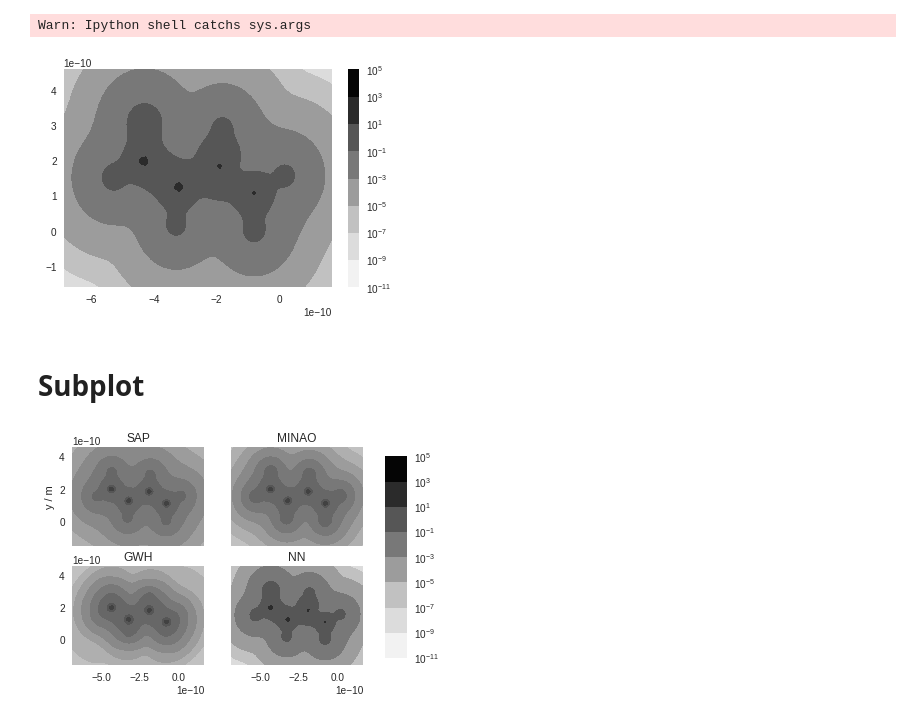
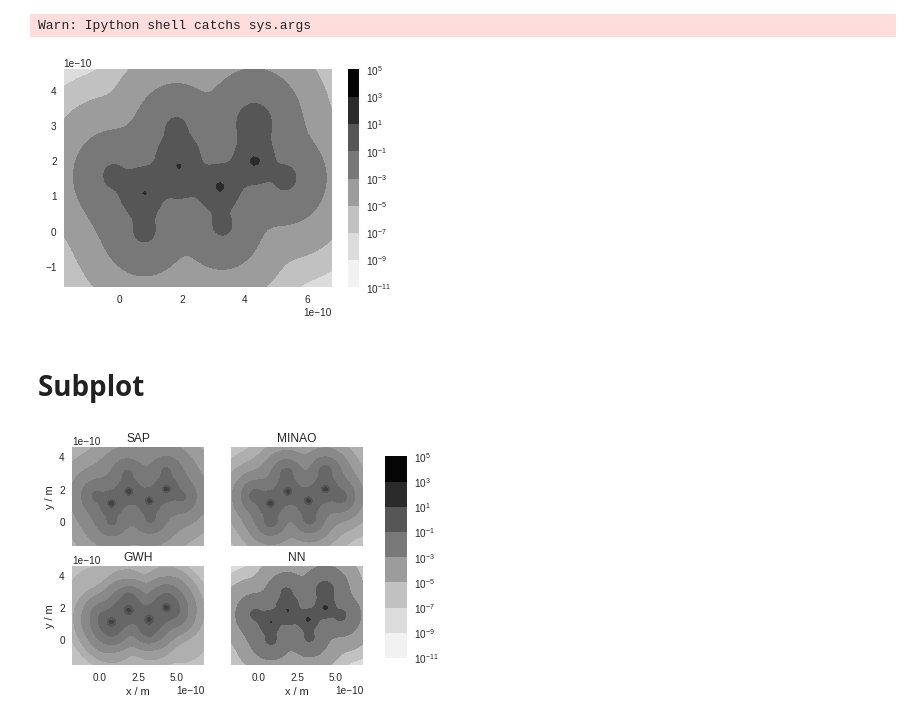
Before and after one commit to jcartus/SCFInitialGuess, a Jupyter notebook: butadien/notebooks/Density.ipynb, the cells around one changed output. Drawn from its saved outputs; the diff is of its cells as text; code cells hidden in the pictures.

```diff
--- a/butadien/notebooks/Density.ipynb
+++ b/butadien/notebooks/Density.ipynb
@@ -37,16 +37,16 @@ from pyscf.gto import Mole
 
 mole = Mole()
 mole.atom = """
-   C       -4.33091        1.98230        0.00000
-   C       -3.21425        1.24567        0.00000
-   H       -4.30836        3.06736        0.00000
-   H       -5.30544        1.50418        0.00000
-   C       -1.89367        1.82420        0.00000
-   C       -0.77642        1.08809        0.00000
-   H       -0.79858        0.00302        0.00000
-   H        0.19786        1.56668        0.00000
-   H       -3.29578        0.16068        0.00000
-   H       -1.81231        2.90922        0.00000
+   C        4.33091        1.98230        0.00000
+   C        3.21425        1.24567        0.00000
+   H        4.30836        3.06736        0.00000
+   H        5.30544        1.50418        0.00000
+   C        1.89367        1.82420        0.00000
+   C        0.77642        1.08809        0.00000
+   H        0.79858        0.00302        0.00000
+   H       -0.19786        1.56668        0.00000
+   H        3.29578        0.16068        0.00000
+   H        1.81231        2.90922        0.00000
 """
 mole.basis = "6-311++g**"
 mole.build()
@@ -157,7 +157,7 @@ plt.contourf(*np.meshgrid(x, y), dm_nn_density, locator=ticker.LogLocator(), nor
 plt.colorbar()
 plt.show()
 # %% [output]
-[figure, old version]
+[figure, new version]
 # %% [markdown]
 # Subplot
 # %%
@@ -173,32 +173,34 @@ norm = plt.Normalize(vmin, vmax)
 
 axes[0,0].contourf(*np.meshgrid(x, y), dm_sap_density, locator=ticker.LogLocator(), vmin=vmin, vmax=vmax)
 axes[0,0].set_title("SAP")
 axes[0,0].ticklabel_format(style='plain', axis='x')
 axes[0,0].set_ylabel(ylabel)
 
 
 
 axes[1,0].contourf(*np.meshgrid(x, y), dm_gwh_density, locator=ticker.LogLocator(), vmin=vmin, vmax=vmax)
 axes[1,0].set_title("GWH")
-axes[0,0].set_ylabel(ylabel)
+axes[1,0].set_xlabel(xlabel)
+axes[1,0].set_ylabel(ylabel)
 
 axes[0,1].contourf(*np.meshgrid(x, y), dm_minao_density, locator=ticker.LogLocator(), vmin=vmin, vmax=vmax)
 axes[0,1].set_title("MINAO")
 axes[0,1].ticklabel_format(style='plain')
 
 
 im = axes[1,1].contourf(*np.meshgrid(x, y), dm_nn_density, locator=ticker.LogLocator(),  vmin=vmin, vmax=vmax)
 axes[1,1].set_title("NN")
 axes[1,1].ticklabel_format(style='plain', axis='y')
+axes[1,1].set_xlabel(xlabel)
 
 _ = plt.setp([a.get_xticklabels() for a in axes[0, :]], visible=False)
 _ = plt.setp([a.get_yticklabels() for a in axes[:, 1]], visible=False)
 
 fig.subplots_adjust(right=0.8)
 cbar_ax = fig.add_axes([0.85, 0.15, 0.05, 0.7])
 fig.colorbar(im, cax=cbar_ax)
 
 plt.savefig("/home/jcartus/Repos/cc2aiPoster/densities/density_cuts.pdf")
 #
 # %% [output]
-[figure, old version]
+[figure, new version]
```
Also changed, not shown: parts of 7 cells of this notebook.
